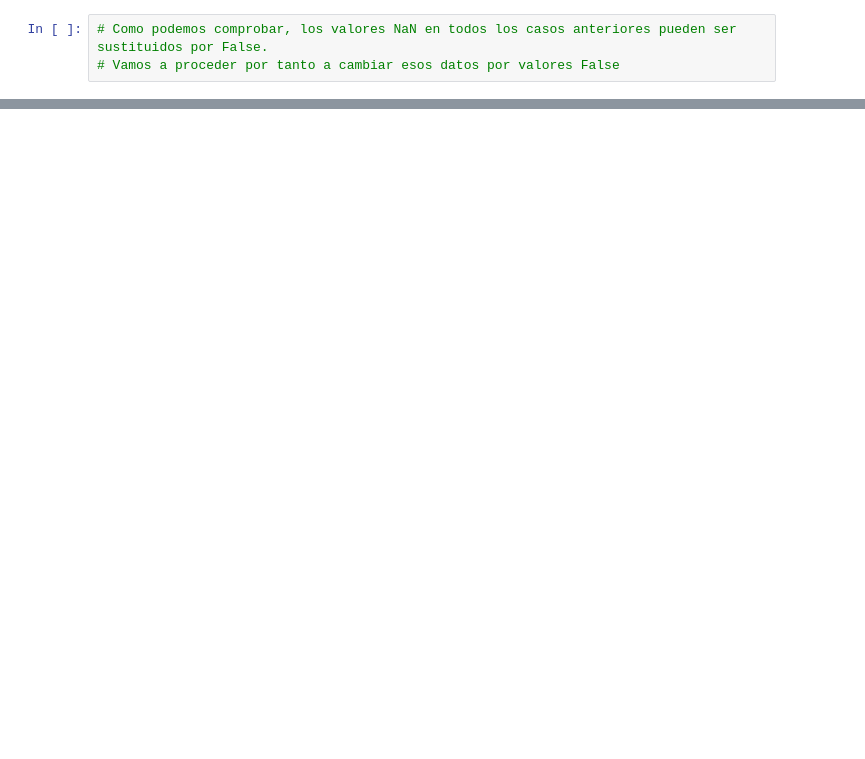
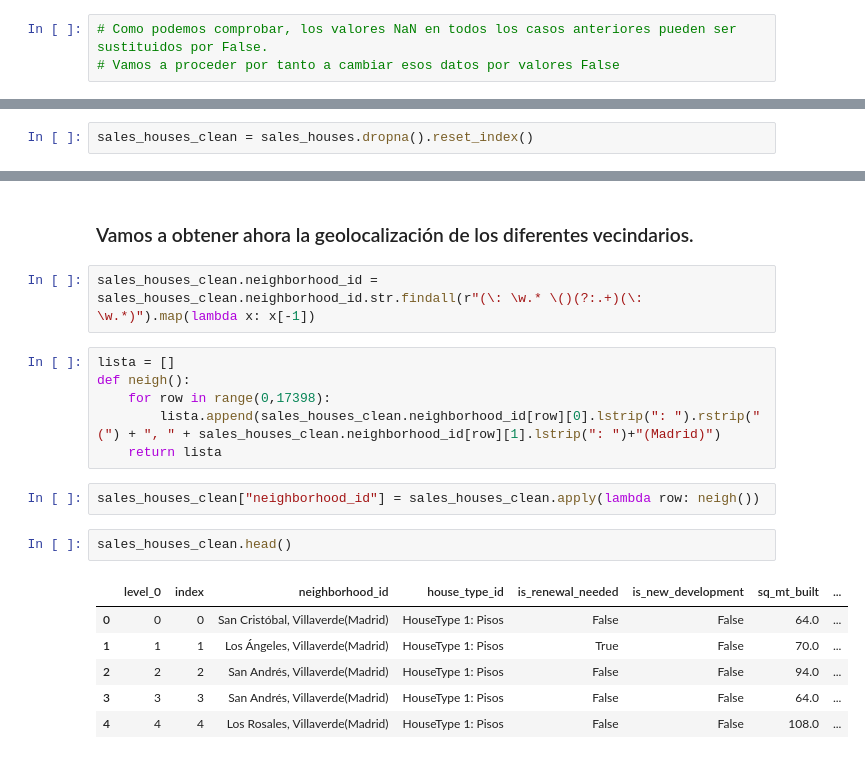
Before and after one commit to Jav1-Mart1nez/Proyecto-final, a Jupyter notebook: jupyter_notebooks/Madrid_houses_clean.ipynb, the cells around one changed output, grey strips where cells are left out. Saved outputs shown, nothing was run; the diff lists cells and outputs as text; blank space fills up the shorter version.

Commit message:
data_cleanup_finished

```diff
--- a/jupyter_notebooks/Madrid_houses_clean.ipynb
+++ b/jupyter_notebooks/Madrid_houses_clean.ipynb
@@ -346,0 +168,2 @@ geo_info
+# %%
+sales_houses_clean = sales_houses.dropna().reset_index()
@@ -346,0 +192,21 @@ geo_info
+# %% [markdown]
+### Vamos a obtener ahora la geolocalización de los diferentes vecindarios.
+# %%
+sales_houses_clean.neighborhood_id = sales_houses_clean.neighborhood_id.str.findall(r"(\: \w.* \()(?:.+)(\: \w.*)").map(lambda x: x[-1])
+# %%
+lista = []
+def neigh():
+    for row in range(0,17398):
+        lista.append(sales_houses_clean.neighborhood_id[row][0].lstrip(": ").rstrip(" (") + ", " + sales_houses_clean.neighborhood_id[row][1].lstrip(": ")+"(Madrid)")
+    return lista
+# %%
+sales_houses_clean["neighborhood_id"] = sales_houses_clean.apply(lambda row: neigh())
+# %%
+sales_houses_clean.head()
+# %% [output]
+|  | level_0 | index | neighborhood_id | house_type_id | is_renewal_needed | is_new_development | sq_mt_built | ... |
+| 0 | 0 | 0 | San Cristóbal, Villaverde(Madrid) | HouseType 1: Pisos | False | False | 64.0 | ... |
+| 1 | 1 | 1 | Los Ángeles, Villaverde(Madrid) | HouseType 1: Pisos | True | False | 70.0 | ... |
+| 2 | 2 | 2 | San Andrés, Villaverde(Madrid) | HouseType 1: Pisos | False | False | 94.0 | ... |
+| 3 | 3 | 3 | San Andrés, Villaverde(Madrid) | HouseType 1: Pisos | False | False | 64.0 | ... |
+| 4 | 4 | 4 | Los Rosales, Villaverde(Madrid) | HouseType 1: Pisos | False | False | 108.0 | ... |
```
Also changed, not shown: parts of 43 cells of this notebook, 1 other file.
